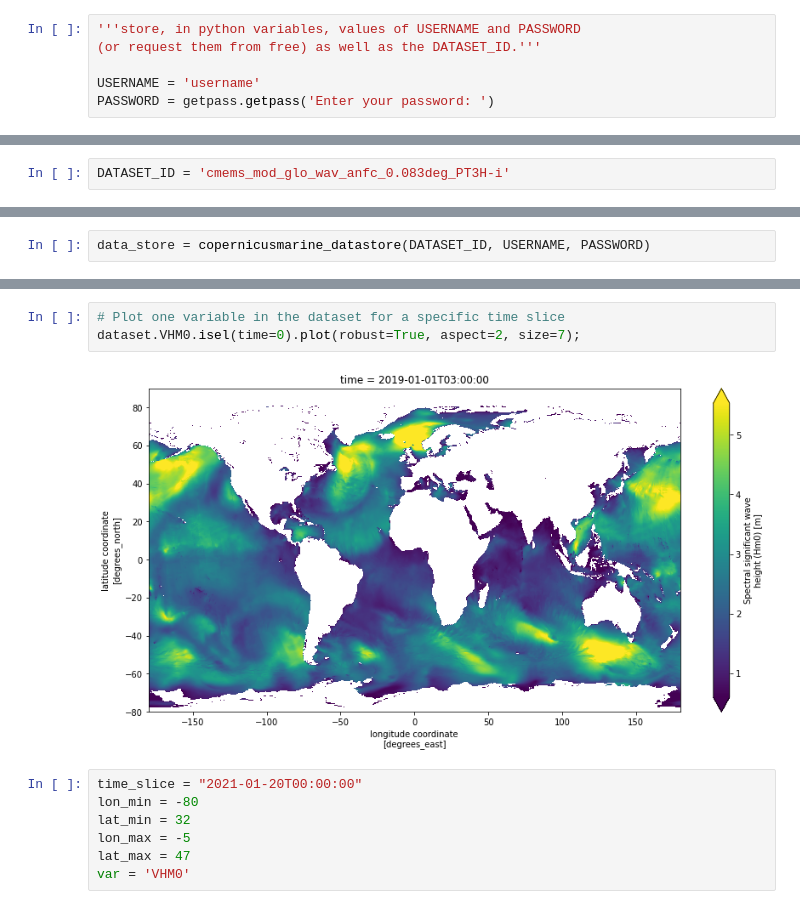
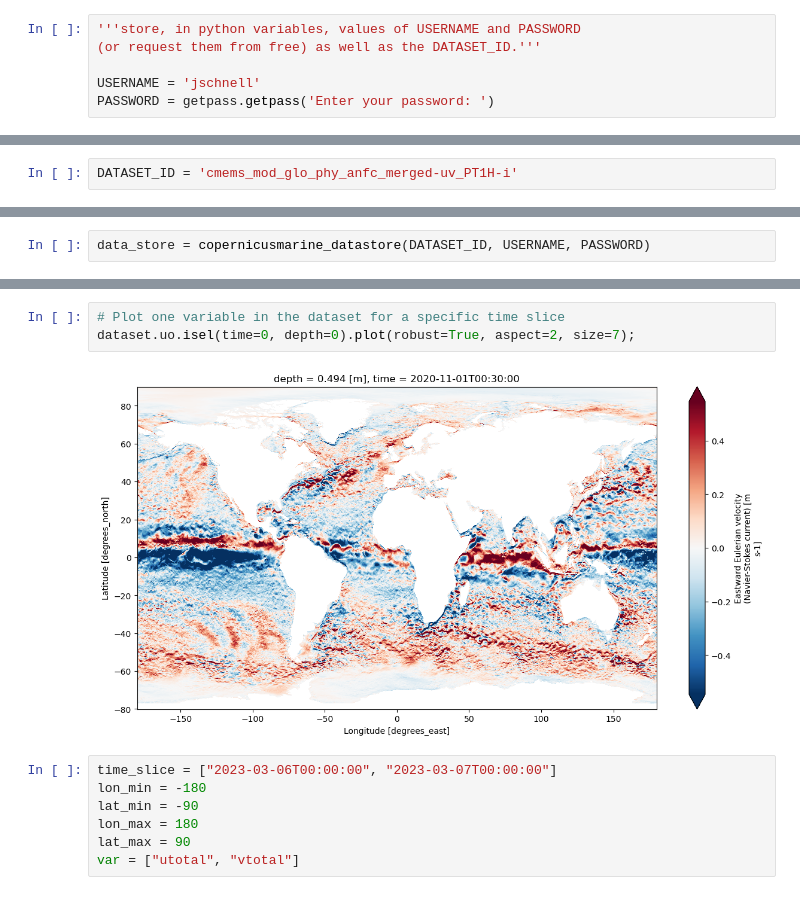
Before and after one commit to 52North/MariGeoRoute, a Jupyter notebook: cmems/data_access/cmems_opendap.ipynb, the cells around one changed output, grey strips where cells are left out. Cells and saved outputs as stored; diff of their text form.

```diff
--- a/cmems/data_access/cmems_opendap.ipynb
+++ b/cmems/data_access/cmems_opendap.ipynb
@@ -19,12 +17,12 @@ Warning: ecCodes 2.21.0 or higher is recommended. You are running version 2.16.0
 '''store, in python variables, values of USERNAME and PASSWORD
 (or request them from free) as well as the DATASET_ID.'''
 
-USERNAME = 'username'
+USERNAME = 'jschnell'
 PASSWORD = getpass.getpass('Enter your password: ')
 # %% [output]
 Enter your password: ········
 # %%
-DATASET_ID = 'cmems_mod_glo_wav_anfc_0.083deg_PT3H-i'
+DATASET_ID = 'cmems_mod_glo_phy_anfc_merged-uv_PT1H-i'
 # %%
 '''instantiate the connection to the OPeNDAP server thanks to a local
 function copernicusmarine_datastore(): '''
@@ -79,12 +88,12 @@ Data variables: (12/17)
 # %%
 # Plot one variable in the dataset for a specific time slice
-dataset.VHM0.isel(time=0).plot(robust=True, aspect=2, size=7);
+dataset.uo.isel(time=0, depth=0).plot(robust=True, aspect=2, size=7);
 # %% [output]
-[figure, old version]
+[figure, new version]
 # %%
-time_slice = "2021-01-20T00:00:00"
-lon_min = -80
-lat_min = 32
-lon_max = -5
-lat_max = 47
-var = 'VHM0'
+time_slice = ["2023-03-06T00:00:00", "2023-03-07T00:00:00"]
+lon_min = -180
+lat_min = -90
+lon_max = 180
+lat_max = 90
+var = ["utotal", "vtotal"]
```
Also changed, not shown: parts of 12 cells of this notebook, 5 other files.
